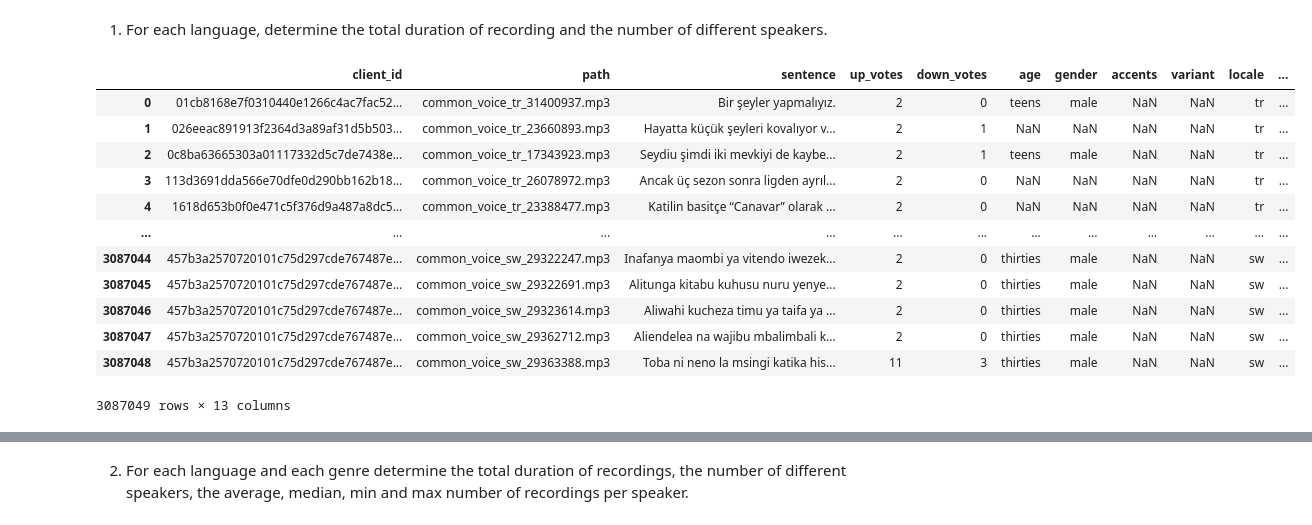
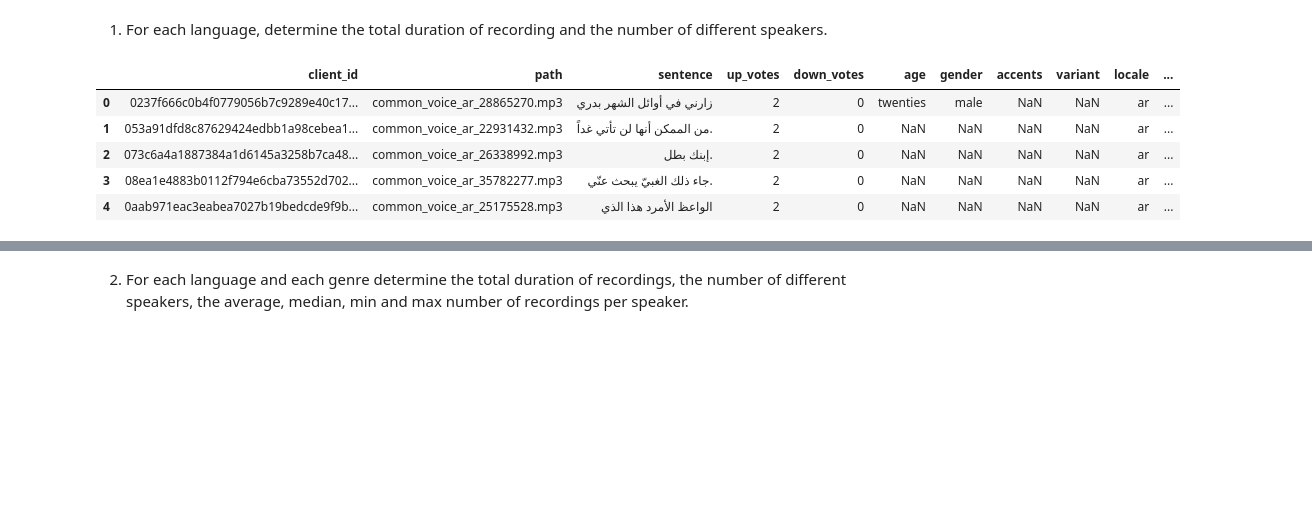
Before and after one commit to laurine-v/M2_Data_Analysis, a Jupyter notebook: projet_data_analysis.ipynb, the cells around one changed output, grey strips where cells are left out. Drawn from its saved outputs; the diff is of its cells as text; code cells hidden in the pictures; blank space fills up the shorter version.

```diff
--- a/projet_data_analysis.ipynb
+++ b/projet_data_analysis.ipynb
@@ -16,21 +16,14 @@ all_durations = pd.concat([pd.read_csv(path, delimiter='\t') for path in Path("m
 
 df_all = pd.merge(all_recordings, all_durations, left_on="path", right_on="clip", validate="1:1")
 # %%
-df_all
+df_all.head()
 # %% [output]
 |  | client_id | path | sentence | up_votes | down_votes | age | gender | accents | variant | locale | ... |
-| 0 | 01cb8168e7f0310440e1266c4ac7fac52... | common_voice_tr_31400937.mp3 | Bir şeyler yapmalıyız. | 2 | 0 | teens | male | NaN | NaN | tr | ... |
-| 1 | 026eeac891913f2364d3a89af31d5b503... | common_voice_tr_23660893.mp3 | Hayatta küçük şeyleri kovalıyor v... | 2 | 1 | NaN | NaN | NaN | NaN | tr | ... |
-| 2 | 0c8ba63665303a01117332d5c7de7438e... | common_voice_tr_17343923.mp3 | Seydiu şimdi iki mevkiyi de kaybe... | 2 | 1 | teens | male | NaN | NaN | tr | ... |
-| 3 | 113d3691dda566e70dfe0d290bb162b18... | common_voice_tr_26078972.mp3 | Ancak üç sezon sonra ligden ayrıl... | 2 | 0 | NaN | NaN | NaN | NaN | tr | ... |
-| 4 | 1618d653b0f0e471c5f376d9a487a8dc5... | common_voice_tr_23388477.mp3 | Katilin basitçe “Canavar” olarak ... | 2 | 0 | NaN | NaN | NaN | NaN | tr | ... |
-| ... | ... | ... | ... | ... | ... | ... | ... | ... | ... | ... | ... |
-| 3087044 | 457b3a2570720101c75d297cde767487e... | common_voice_sw_29322247.mp3 | Inafanya maombi ya vitendo iwezek... | 2 | 0 | thirties | male | NaN | NaN | sw | ... |
-| 3087045 | 457b3a2570720101c75d297cde767487e... | common_voice_sw_29322691.mp3 | Alitunga kitabu kuhusu nuru yenye... | 2 | 0 | thirties | male | NaN | NaN | sw | ... |
-| 3087046 | 457b3a2570720101c75d297cde767487e... | common_voice_sw_29323614.mp3 | Aliwahi kucheza timu ya taifa ya ... | 2 | 0 | thirties | male | NaN | NaN | sw | ... |
-| 3087047 | 457b3a2570720101c75d297cde767487e... | common_voice_sw_29362712.mp3 | Aliendelea na wajibu mbalimbali k... | 2 | 0 | thirties | male | NaN | NaN | sw | ... |
-| 3087048 | 457b3a2570720101c75d297cde767487e... | common_voice_sw_29363388.mp3 | Toba ni neno la msingi katika his... | 11 | 3 | thirties | male | NaN | NaN | sw | ... |
+| 0 | 0237f666c0b4f0779056b7c9289e40c17... | common_voice_ar_28865270.mp3 | زارني في أوائل الشهر بدري | 2 | 0 | twenties | male | NaN | NaN | ar | ... |
+| 1 | 053a91dfd8c87629424edbb1a98cebea1... | common_voice_ar_22931432.mp3 | من الممكن أنها لن تأتي غداً. | 2 | 0 | NaN | NaN | NaN | NaN | ar | ... |
+| 2 | 073c6a4a1887384a1d6145a3258b7ca48... | common_voice_ar_26338992.mp3 | إبنك بطل. | 2 | 0 | NaN | NaN | NaN | NaN | ar | ... |
+| 3 | 08ea1e4883b0112f794e6cba73552d702... | common_voice_ar_35782277.mp3 | جاء ذلك الغبيّ يبحث عنّي. | 2 | 0 | NaN | NaN | NaN | NaN | ar | ... |
+| 4 | 0aab971eac3eabea7027b19bedcde9f9b... | common_voice_ar_25175528.mp3 | الواعظ الأمرد هذا الذي | 2 | 0 | NaN | NaN | NaN | NaN | ar | ... |
-3087049 rows × 13 columns
 # %%
 df_all.groupby(["locale"])["duration[ms]"].sum() / (1_000 * 60 * 60)
 # %% [output]
```
Also changed, not shown: parts of 19 cells of this notebook, 1 other file.
